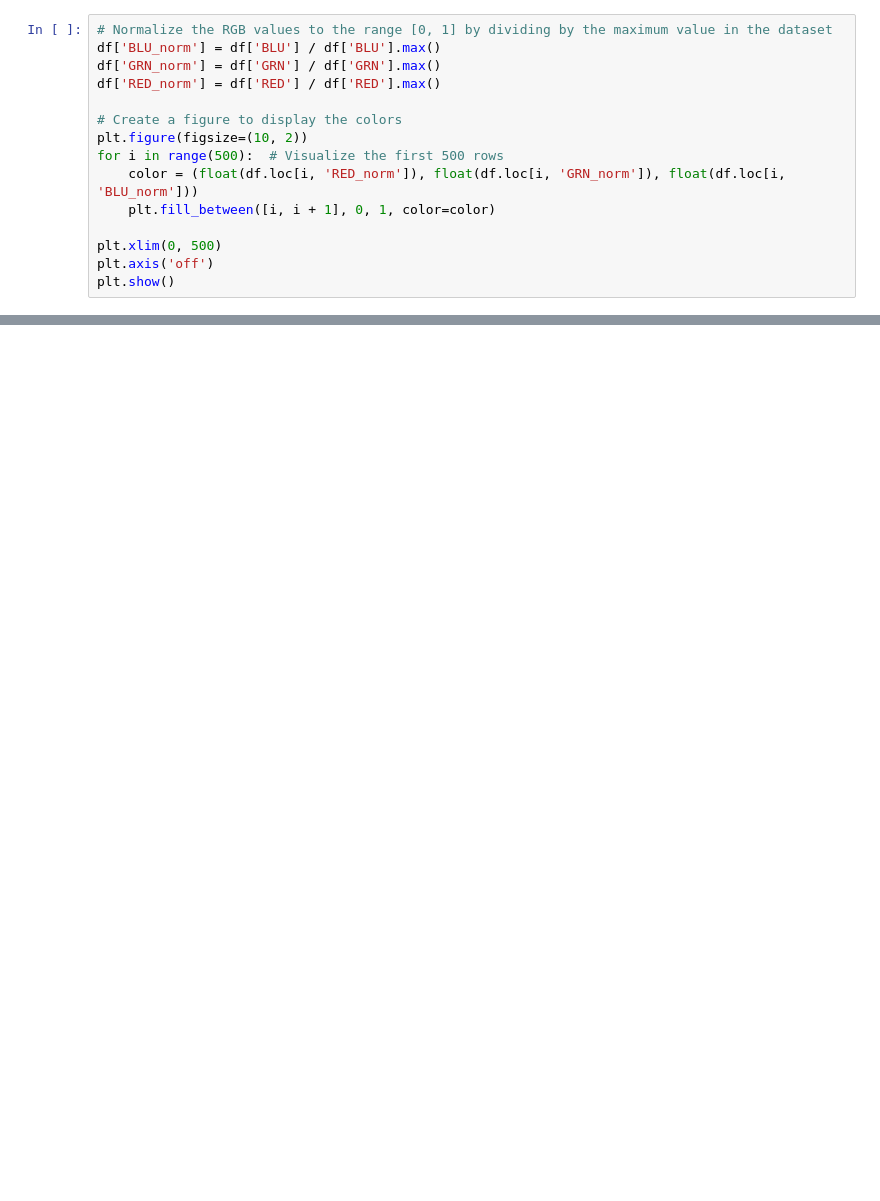
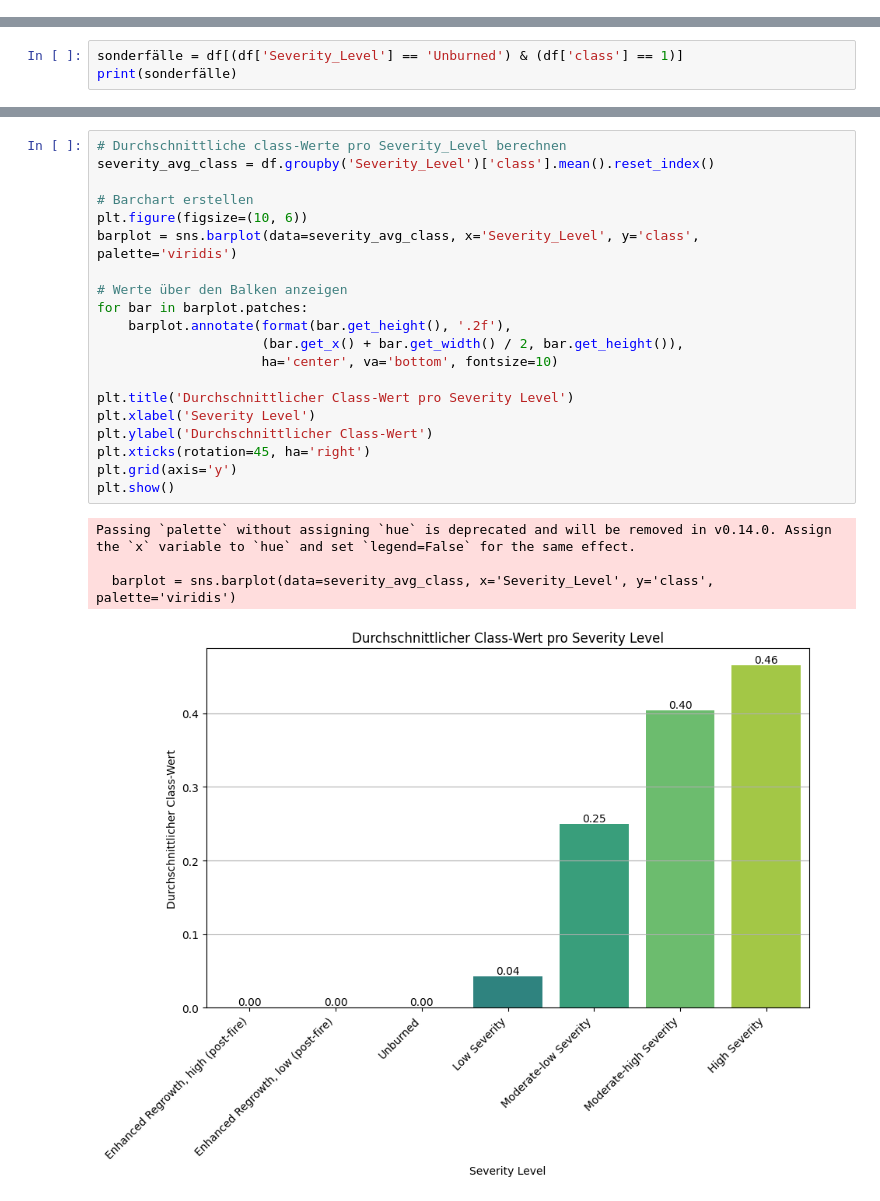
Before and after one commit to maxluetkemeyer/forest_disturbance_detection, a Jupyter notebook: notebooks/TM_TEST.ipynb, the cells around one changed output, grey strips where cells are left out. Drawn from its saved outputs; the diff is of its cells as text; blank space fills up the shorter version.

Commit message:
Data, Features & Decision Tree

```diff
--- a/notebooks/TM_TEST.ipynb
+++ b/notebooks/TM_TEST.ipynb
@@ -25,15 +10,0 @@ df = pd.read_csv(csv_file_path, header=0)
-# %%
-# Normalize the RGB values to the range [0, 1] by dividing by the maximum value in the dataset
-df['BLU_norm'] = df['BLU'] / df['BLU'].max()
-df['GRN_norm'] = df['GRN'] / df['GRN'].max()
-df['RED_norm'] = df['RED'] / df['RED'].max()
-
-# Create a figure to display the colors
-plt.figure(figsize=(10, 2))
-for i in range(500):  # Visualize the first 500 rows
-    color = (float(df.loc[i, 'RED_norm']), float(df.loc[i, 'GRN_norm']), float(df.loc[i, 'BLU_norm']))
-    plt.fill_between([i, i + 1], 0, 1, color=color)
-
-plt.xlim(0, 500)
-plt.axis('off')
-plt.show()
@@ -45,0 +43,3 @@ SyntaxError: invalid syntax (2375753066.py, line 1)
+# %%
+sonderfälle = df[(df['Severity_Level'] == 'Unburned') & (df['class'] == 1)]
+print(sonderfälle)
@@ -45,0 +119,25 @@ SyntaxError: invalid syntax (2375753066.py, line 1)
+# %%
+# Durchschnittliche class-Werte pro Severity_Level berechnen
+severity_avg_class = df.groupby('Severity_Level')['class'].mean().reset_index()
+
+# Barchart erstellen
+plt.figure(figsize=(10, 6))
+barplot = sns.barplot(data=severity_avg_class, x='Severity_Level', y='class', palette='viridis')
+
+# Werte über den Balken anzeigen
+for bar in barplot.patches:
+    barplot.annotate(format(bar.get_height(), '.2f'),
+                     (bar.get_x() + bar.get_width() / 2, bar.get_height()),
+                     ha='center', va='bottom', fontsize=10)
+
+plt.title('Durchschnittlicher Class-Wert pro Severity Level')
+plt.xlabel('Severity Level')
+plt.ylabel('Durchschnittlicher Class-Wert')
+plt.xticks(rotation=45, ha='right')
+plt.grid(axis='y')
+plt.show()
+# %% [output]
+Passing `palette` without assigning `hue` is deprecated and will be removed in v0.14.0. Assign the `x` variable to `hue` and set `legend=False` for the same effect.
+
+  barplot = sns.barplot(data=severity_avg_class, x='Severity_Level', y='class', palette='viridis')
+[figure, added]
```
Also changed, not shown: parts of 14 cells of this notebook, 9 other files.
